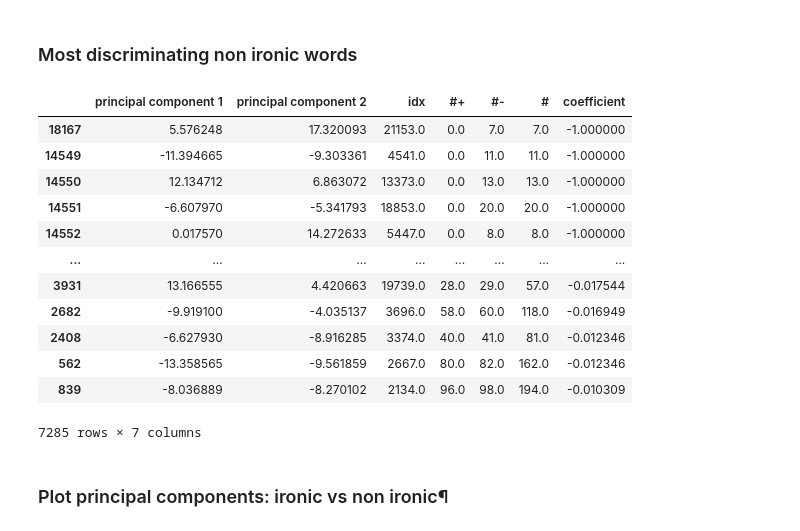
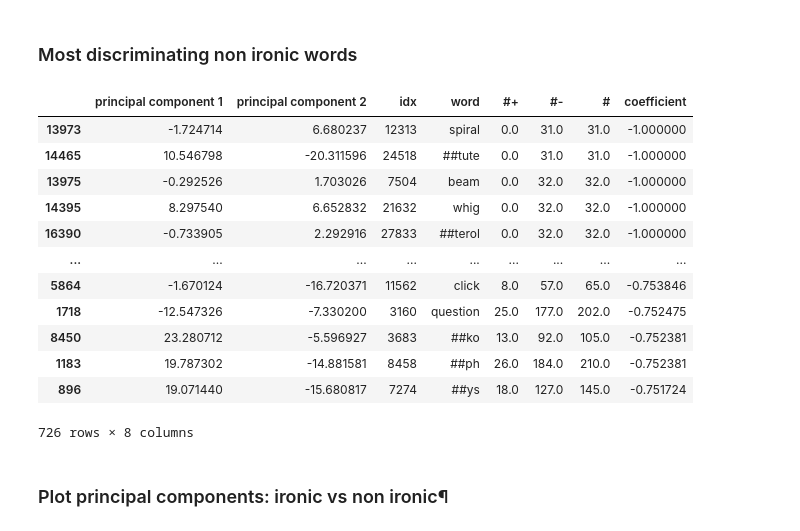
Before and after one commit to gianlucagiudice/irony-detection, a Jupyter notebook: notebooks/pca_plot.ipynb, the cells around one changed output. Saved outputs shown, nothing was run; the diff lists cells and outputs as text; code cells hidden in the pictures.

```diff
--- a/notebooks/pca_plot.ipynb
+++ b/notebooks/pca_plot.ipynb
@@ -28,5 +28,6 @@ df
 # %%
-print('Median occurence value: {}'.format(df['#'].median()))
-df = df[df['#']>df['#'].median()]
+t = 30
+print('Threshold value: {}'.format(t))
+df = df[df['#']>t]
 df
 # %% [output]
@@ -88,23 +93,23 @@ ironic_df
 # %% [markdown]
 ### Most discriminating non ironic words
 # %%
-nonironic_df = df.sort_values(by=['coefficient'], ascending=True)
-nonironic_df = nonironic_df[nonironic_df['coefficient'] < 0]
+nonironic_df = df.sort_values(by=['coefficient', '#'], ascending=True)
+nonironic_df = nonironic_df[nonironic_df['coefficient'] < -0.75]
 nonironic_df
 # %% [output]
-|  | principal component 1 | principal component 2 | idx | #+ | #- | # | coefficient |
-| 18167 | 5.576248 | 17.320093 | 21153.0 | 0.0 | 7.0 | 7.0 | -1.000000 |
-| 14549 | -11.394665 | -9.303361 | 4541.0 | 0.0 | 11.0 | 11.0 | -1.000000 |
-| 14550 | 12.134712 | 6.863072 | 13373.0 | 0.0 | 13.0 | 13.0 | -1.000000 |
-| 14551 | -6.607970 | -5.341793 | 18853.0 | 0.0 | 20.0 | 20.0 | -1.000000 |
-| 14552 | 0.017570 | 14.272633 | 5447.0 | 0.0 | 8.0 | 8.0 | -1.000000 |
-| ... | ... | ... | ... | ... | ... | ... | ... |
-| 3931 | 13.166555 | 4.420663 | 19739.0 | 28.0 | 29.0 | 57.0 | -0.017544 |
-| 2682 | -9.919100 | -4.035137 | 3696.0 | 58.0 | 60.0 | 118.0 | -0.016949 |
-| 2408 | -6.627930 | -8.916285 | 3374.0 | 40.0 | 41.0 | 81.0 | -0.012346 |
-| 562 | -13.358565 | -9.561859 | 2667.0 | 80.0 | 82.0 | 162.0 | -0.012346 |
-| 839 | -8.036889 | -8.270102 | 2134.0 | 96.0 | 98.0 | 194.0 | -0.010309 |
+|  | principal component 1 | principal component 2 | idx | word | #+ | #- | # | coefficient |
+| 13973 | -1.724714 | 6.680237 | 12313 | spiral | 0.0 | 31.0 | 31.0 | -1.000000 |
+| 14465 | 10.546798 | -20.311596 | 24518 | ##tute | 0.0 | 31.0 | 31.0 | -1.000000 |
+| 13975 | -0.292526 | 1.703026 | 7504 | beam | 0.0 | 32.0 | 32.0 | -1.000000 |
+| 14395 | 8.297540 | 6.652832 | 21632 | whig | 0.0 | 32.0 | 32.0 | -1.000000 |
+| 16390 | -0.733905 | 2.292916 | 27833 | ##terol | 0.0 | 32.0 | 32.0 | -1.000000 |
+| ... | ... | ... | ... | ... | ... | ... | ... | ... |
+| 5864 | -1.670124 | -16.720371 | 11562 | click | 8.0 | 57.0 | 65.0 | -0.753846 |
+| 1718 | -12.547326 | -7.330200 | 3160 | question | 25.0 | 177.0 | 202.0 | -0.752475 |
+| 8450 | 23.280712 | -5.596927 | 3683 | ##ko | 13.0 | 92.0 | 105.0 | -0.752381 |
+| 1183 | 19.787302 | -14.881581 | 8458 | ##ph | 26.0 | 184.0 | 210.0 | -0.752381 |
+| 896 | 19.071440 | -15.680817 | 7274 | ##ys | 18.0 | 127.0 | 145.0 | -0.751724 |
-7285 rows × 7 columns
+726 rows × 8 columns
 # %% [markdown]
 ### Plot principal components: ironic vs non ironic¶
 # %%
```
Also changed, not shown: parts of 7 cells of this notebook, 8 other files.
